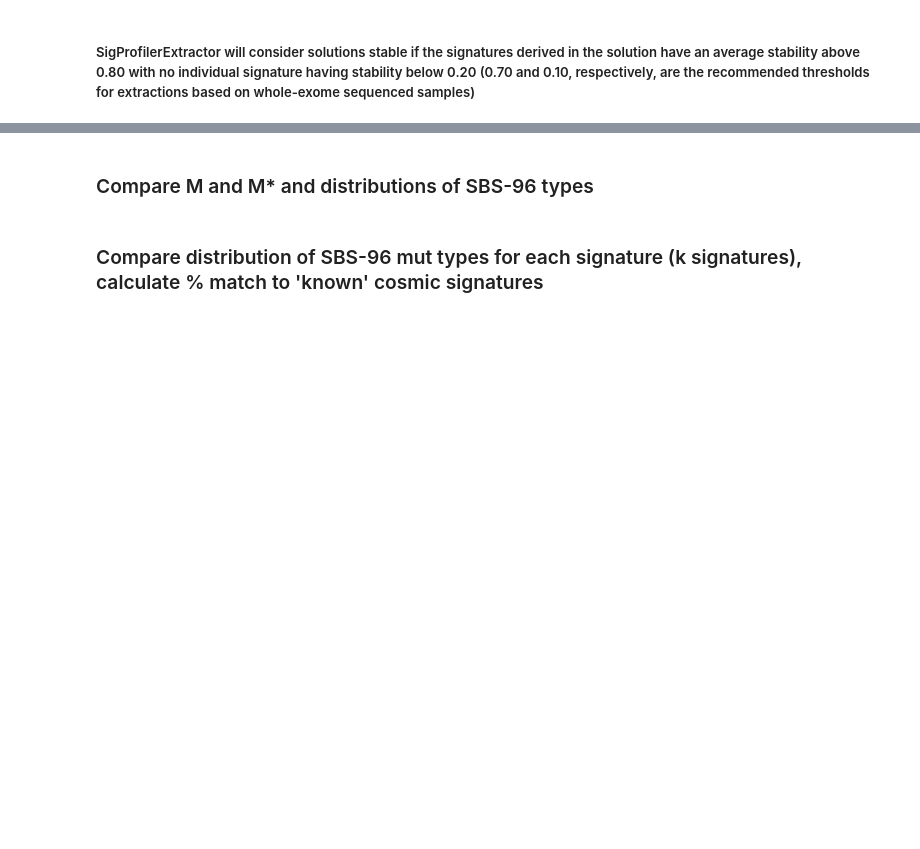
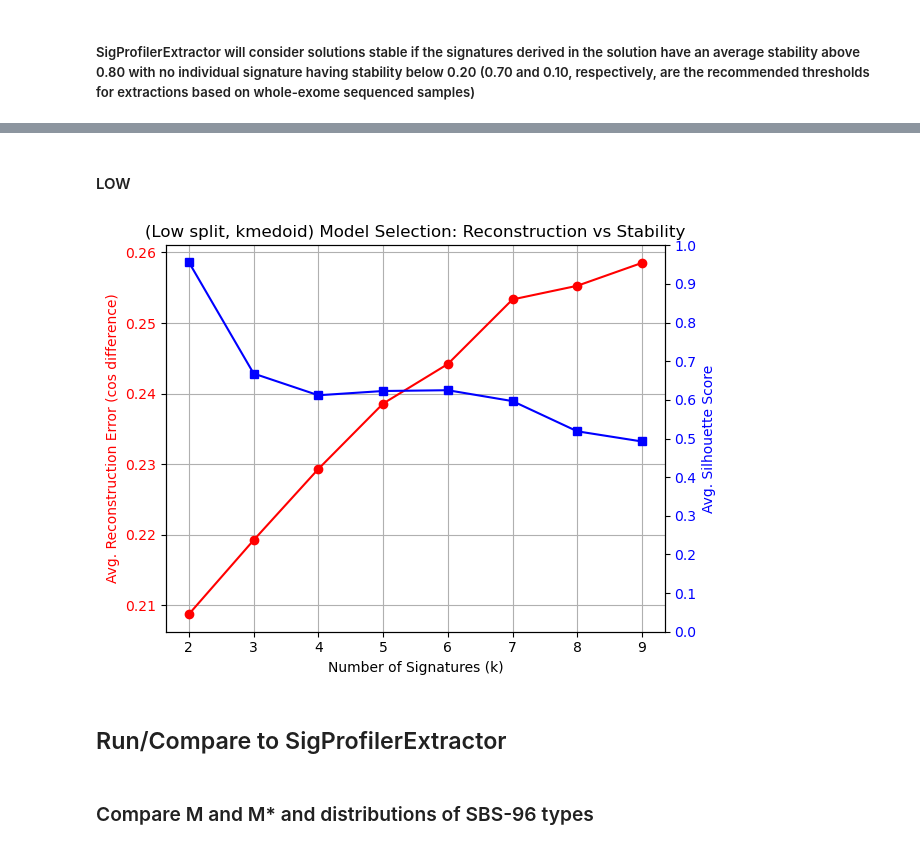
Before and after one commit to anl078/ECE204Repo, a Jupyter notebook: project3/proj3_SF.ipynb, the cells around one changed output, grey strips where cells are left out. Cells and saved outputs as stored; diff of their text form; code cells hidden in the pictures; blank space fills up the shorter version.

```diff
--- a/project3/proj3_SF.ipynb
+++ b/project3/proj3_SF.ipynb
@@ -475,0 +611,30 @@ reconstruction error increases with # signatures, would expect opposite trend?
+# %% [markdown]
+#### LOW
+# %%
+S_low_kmedoid, A_low_kmedoid, M_stars_low_kmedoid, recon_errors_low_kmedoid, stabilities_low_kmedoid = k_iteration_kmedoid(M_low,ks,n_runs,nmf_iter)
+# %%
+
+fig, ax1 = plt.subplots()
+
+# Left y-axis: Reconstruction error
+ax1.plot(ks, recon_errors_low_kmedoid, 'ro-', label='Reconstruction Error')  # red line with dots
+ax1.set_xlabel("Number of Signatures (k)")
+ax1.set_ylabel("Avg. Reconstruction Error (cos difference)", color='red')
+ax1.tick_params(axis='y', labelcolor='red')
+ax1.set_xticks(ks)  # more x-axis ticks at each k
+ax1.grid(True)
+
+# Right y-axis: Silhouette score (stability)
+ax2 = ax1.twinx()
+ax2.plot(ks, stabilities_low_kmedoid, 'bs-', label='Silhouette Score')  # blue line with dots
+ax2.set_ylabel("Avg. Silhouette Score", color='blue')
+ax2.tick_params(axis='y', labelcolor='blue')
+ax2.set_yticks(np.linspace(0, 1, 11))  # optional: more y ticks for stability axis
+
+plt.title("(Low split, kmedoid) Model Selection: Reconstruction vs Stability")
+fig.tight_layout()
+plt.show()
+# %% [output]
+[figure, added]
+# %% [markdown]
+## Run/Compare to SigProfilerExtractor
@@ -487,2 +649,0 @@ reconstruction_percent = reconstruction_counts/np.sum(reconstruction_counts,0)
-# %% [markdown]
-### Compare distribution of SBS-96 mut types for each signature (k signatures), calculate % match to 'known' cosmic signatures
```
Also changed, not shown: parts of 18 cells of this notebook.
